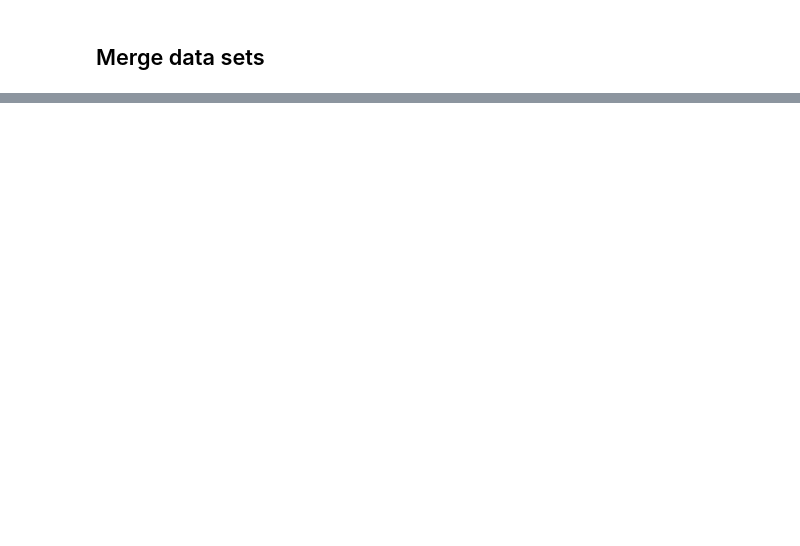
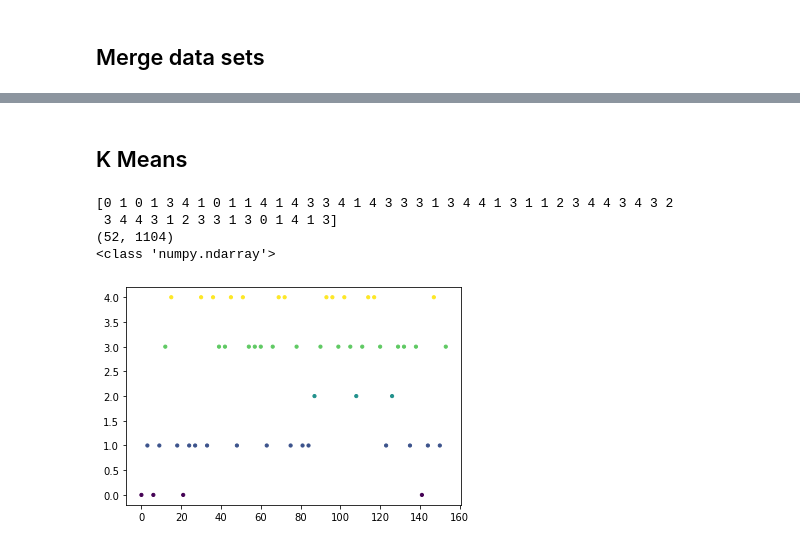
Before and after one commit to chrisbock76/Final_Project, a Jupyter notebook: CB_ML_test.ipynb, the cells around one changed output, grey strips where cells are left out. Cells and saved outputs as stored; diff of their text form; code cells hidden in the pictures; blank space fills up the shorter version.

Commit message:
update Kmeans test code

```diff
--- a/CB_ML_test.ipynb
+++ b/CB_ML_test.ipynb
@@ -25,7 +23,0 @@ df
-# %%
-
-df = cardiometabolic_df_dropped.reset_index()
-df.columns
-x_values = df.iloc[:,0]
-y_values = df.iloc[:,1].astype(float)
-print(x_values.shape, y_values.shape)
@@ -44,0 +24,3 @@ NameError: name 'x_values' is not defined
+# %%
+baseline_df = df.loc[df["Time"]=="Baseline"]
+baseline_df.head()
@@ -44,0 +35,3 @@ NameError: name 'x_values' is not defined
+# %%
+baseline_df_clean = baseline_df.drop(["SampleID", "Subject", "Treatment", "Site", "Time"], axis=1)
+baseline_df_clean.head()
@@ -44,0 +67,29 @@ NameError: name 'x_values' is not defined
+# %% [markdown]
+## K Means
+# %%
+
+from sklearn.cluster import KMeans
+kmeans = KMeans(n_clusters=5)
+
+# Fit the model to the data
+kmeans.fit(baseline_df_clean)
+
+
+# Use the data to predict the clusters
+# save the predictions as `predicted_clusters`
+predicted_clusters = kmeans.predict(baseline_df_clean)
+print(predicted_clusters)
+print(baseline_df_clean.shape)
+print(type(predicted_clusters))
+# %% [output]
+[0 1 0 1 3 4 1 0 1 1 4 1 4 3 3 4 1 4 3 3 3 1 3 4 4 1 3 1 1 2 3 4 4 3 4 3 2
+ 3 4 4 3 1 2 3 3 1 3 0 1 4 1 3]
+(52, 1104)
+<class 'numpy.ndarray'>
+# %%
+# Plot the clusters
+X = list(baseline_df_clean.index.values)
+plt.scatter(X, predicted_clusters, c=predicted_clusters, s=10, cmap='viridis')
+plt.show()
+# %% [output]
+[figure, added]
```
Also changed, not shown: parts of 10 cells of this notebook.
